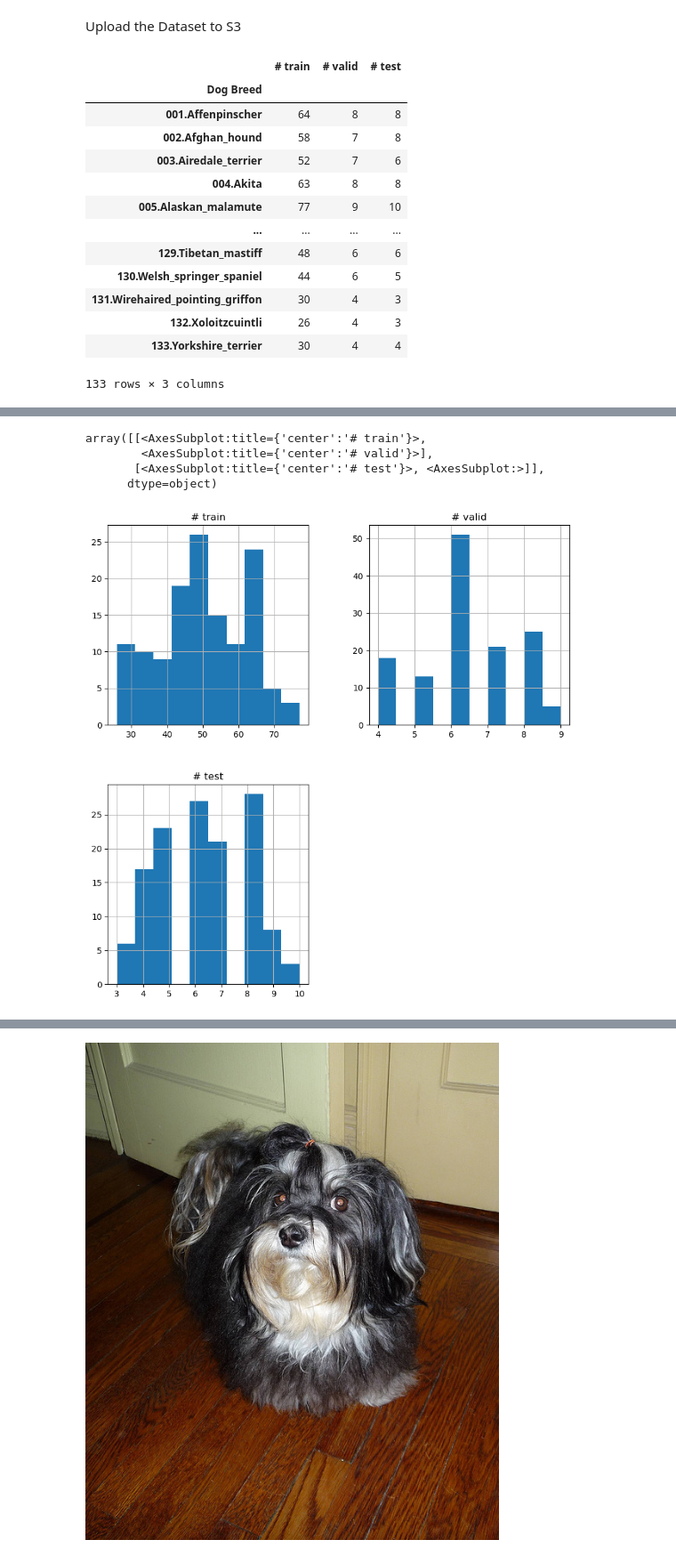
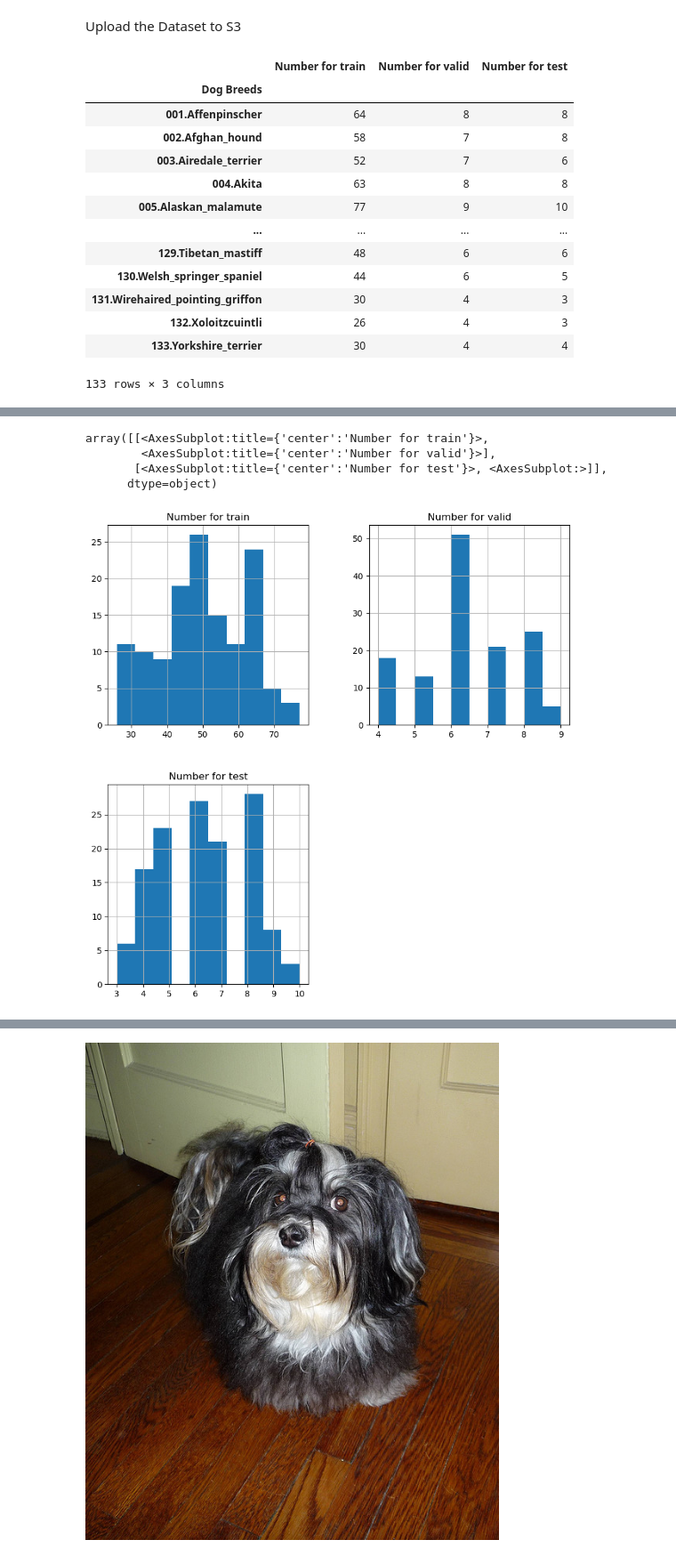
Before and after one commit to ellizzabbetth/Image_Classification_Using_Sagemaker, a Jupyter notebook: train_and_deploy.ipynb, the cells around one changed output, grey strips where cells are left out. Shown at 89% size. Cells and saved outputs as stored; diff of their text form; code cells hidden in the pictures.

```diff
--- a/train_and_deploy.ipynb
+++ b/train_and_deploy.ipynb
@@ -94,13 +105,13 @@ for _class in classes:
 
 df_stats = pd.DataFrame(
     {
-        "Dog Breeds " : list(classes),
+        "Dog Breeds" : list(classes),
         "Number for train" : num_train_images,
         "Number for valid" : num_valid_images,
         "Number for test"  : num_test_images
     }
 )
-df_stats = df_stats.set_index("Dog Breed")
+df_stats = df_stats.set_index("Dog Breeds")
 
 display(df_stats)
 
@@ -110,8 +121,8 @@ print(df_stats.describe())
 print("\n  Split distribution \n")
 display(df_stats.hist(figsize=(10, 10)))
 # %% [output]
-|  | # train | # valid | # test |
-| Dog Breed |  |  |  |
+|  | Number for train | Number for valid | Number for test |
+| Dog Breeds |  |  |  |
 | 001.Affenpinscher | 64 | 8 | 8 |
 | 002.Afghan_hound | 58 | 7 | 8 |
 | 003.Airedale_terrier | 52 | 7 | 6 |
@@ -140,5 +151,5 @@ max     77.000000    9.000000   10.000000
-array([[<AxesSubplot:title={'center':'# train'}>,
-        <AxesSubplot:title={'center':'# valid'}>],
-       [<AxesSubplot:title={'center':'# test'}>, <AxesSubplot:>]],
+array([[<AxesSubplot:title={'center':'Number for train'}>,
+        <AxesSubplot:title={'center':'Number for valid'}>],
+       [<AxesSubplot:title={'center':'Number for test'}>, <AxesSubplot:>]],
       dtype=object)
-[figure, old version]
+[figure, new version]
```
Also changed, not shown: parts of 38 cells of this notebook, 13 other files.
